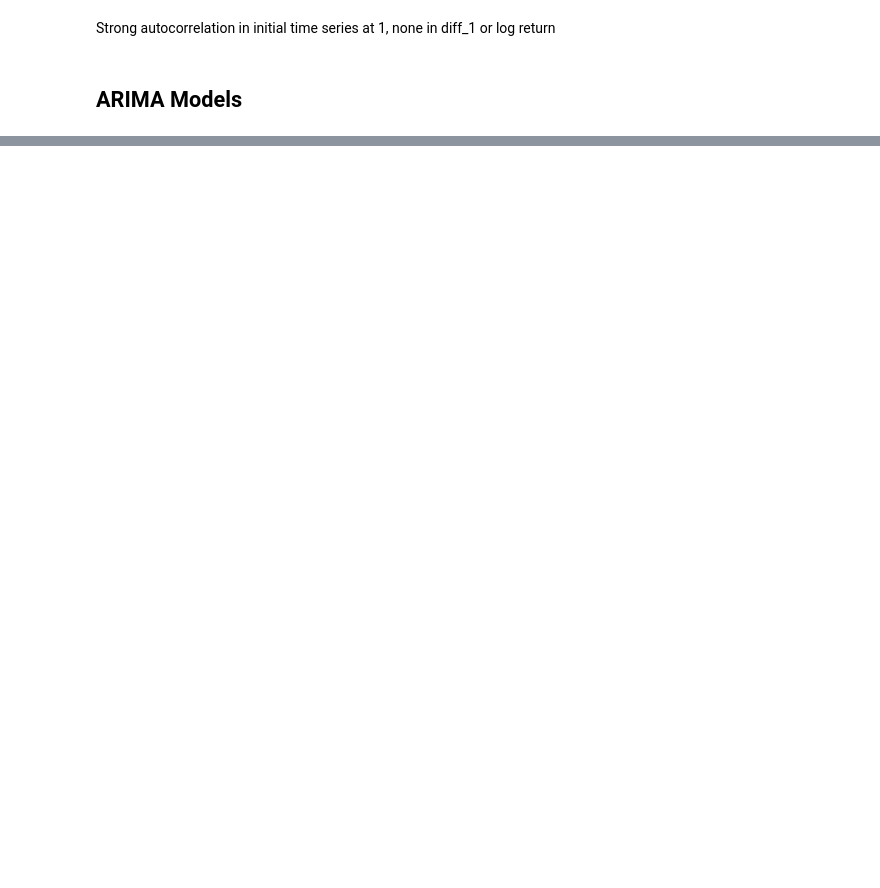
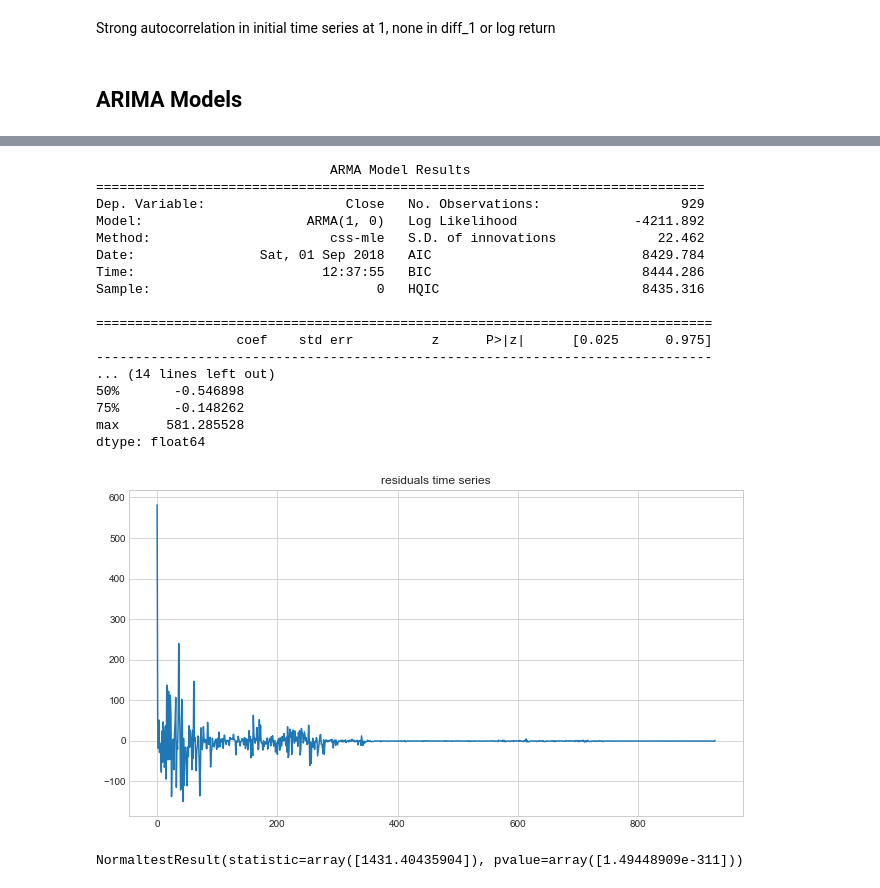
Before and after one commit to brianmcguckin/thinkful_unit_06_specializations, a Jupyter notebook: 06_01_06_challenge_time_series_analysis.ipynb, the cells around one changed output, grey strips where cells are left out. Drawn from its saved outputs; the diff is of its cells as text; code cells hidden in the pictures; blank space fills up the shorter version.

```diff
--- a/06_01_06_challenge_time_series_analysis.ipynb
+++ b/06_01_06_challenge_time_series_analysis.ipynb
@@ -208,0 +186,32 @@ Strong autocorrelation in initial time series at 1, none in diff_1 or log return
+# %%
+model_100 = ARIMA(eth_price.Close, order=(1,0,0)).fit()
+print(model_100.summary())
+print('residuals description')
+print(model_100.resid.describe())
+
+model_100_residuals = pd.DataFrame(model_100.resid)
+model_100_residuals.plot(legend=False, figsize=(11,6))
+plt.title('residuals time series')
+plt.show()
+
+print(normaltest(model_100_residuals))
+# %% [output]
+                              ARMA Model Results
+==============================================================================
+Dep. Variable:                  Close   No. Observations:                  929
+Model:                     ARMA(1, 0)   Log Likelihood               -4211.892
+Method:                       css-mle   S.D. of innovations             22.462
+Date:                Sat, 01 Sep 2018   AIC                           8429.784
+Time:                        12:37:55   BIC                           8444.286
+Sample:                             0   HQIC                          8435.316
+
+===============================================================================
+                  coef    std err          z      P>|z|      [0.025      0.975]
+-------------------------------------------------------------------------------
+... (14 lines left out)
+50%       -0.546898
+75%       -0.148262
+max      581.285528
+dtype: float64
+[figure, added]
+NormaltestResult(statistic=array([1431.40435904]), pvalue=array([1.49448909e-311]))
```
Also changed, not shown: parts of 17 cells of this notebook, 1 other file.
